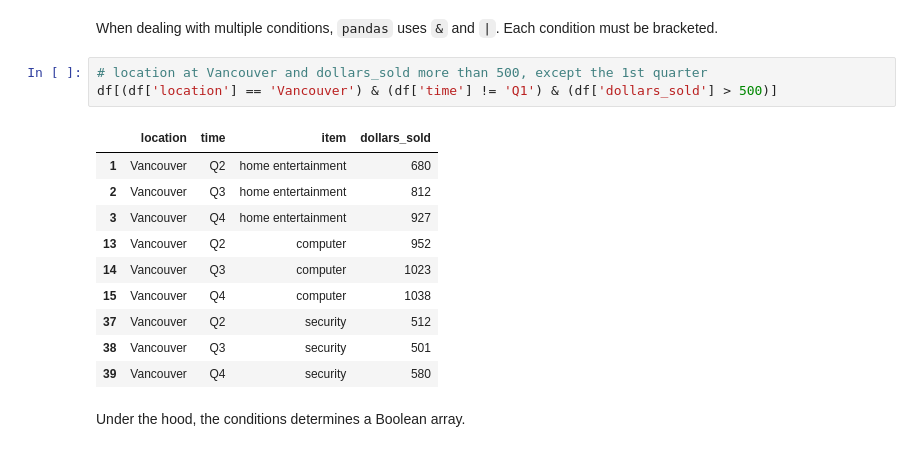
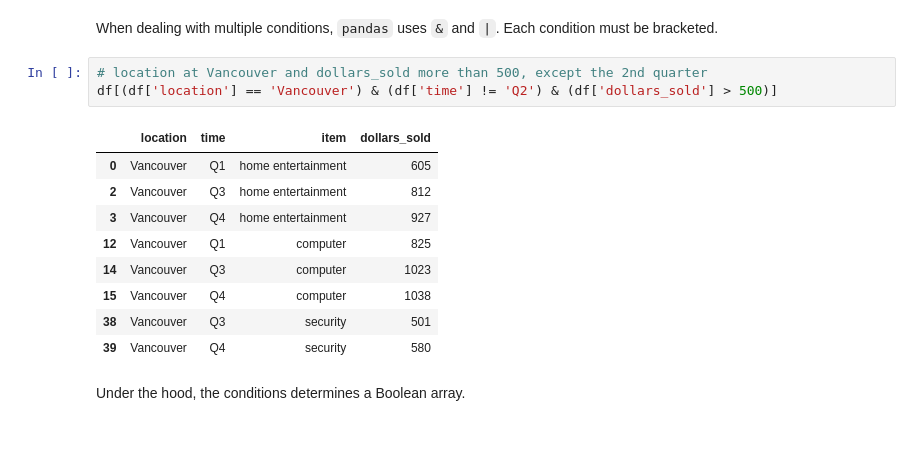
Before and after one commit to daniel-hocking/COMP9318, a Jupyter notebook: L1 - Pandas-1.ipynb, the cells around one changed output. Cells and saved outputs as stored; diff of their text form.

```diff
--- a/L1 - Pandas-1.ipynb
+++ b/L1 - Pandas-1.ipynb
@@ -105,17 +105,16 @@ df[df['location'] == 'Vancouver'].head()
 # %% [markdown]
 When dealing with multiple conditions, `pandas` uses `&` and `|`. Each condition must be bracketed.
 # %%
-# location at Vancouver and dollars_sold more than 500, except the 1st quarter
-df[(df['location'] == 'Vancouver') & (df['time'] != 'Q1') & (df['dollars_sold'] > 500)]
+# location at Vancouver and dollars_sold more than 500, except the 2nd quarter
+df[(df['location'] == 'Vancouver') & (df['time'] != 'Q2') & (df['dollars_sold'] > 500)]
 # %% [output]
 |  | location | time | item | dollars_sold |
-| 1 | Vancouver | Q2 | home entertainment | 680 |
+| 0 | Vancouver | Q1 | home entertainment | 605 |
 | 2 | Vancouver | Q3 | home entertainment | 812 |
 | 3 | Vancouver | Q4 | home entertainment | 927 |
-| 13 | Vancouver | Q2 | computer | 952 |
+| 12 | Vancouver | Q1 | computer | 825 |
 | 14 | Vancouver | Q3 | computer | 1023 |
 | 15 | Vancouver | Q4 | computer | 1038 |
-| 37 | Vancouver | Q2 | security | 512 |
 | 38 | Vancouver | Q3 | security | 501 |
 | 39 | Vancouver | Q4 | security | 580 |
 # %% [markdown]
```
Also changed, not shown: parts of 8 cells of this notebook.
